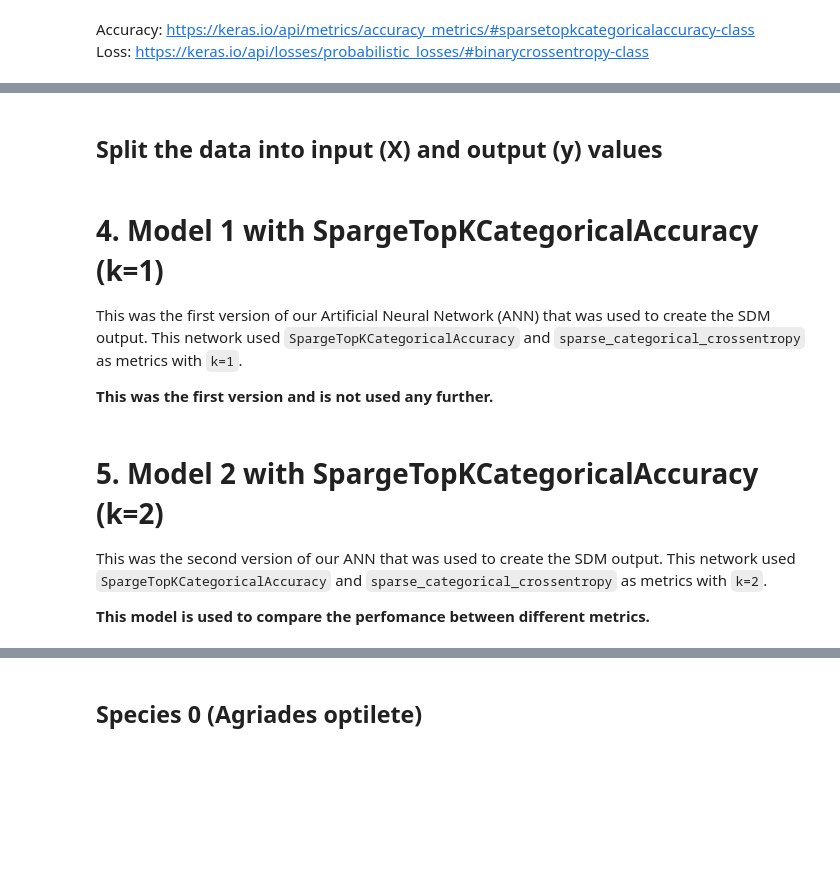
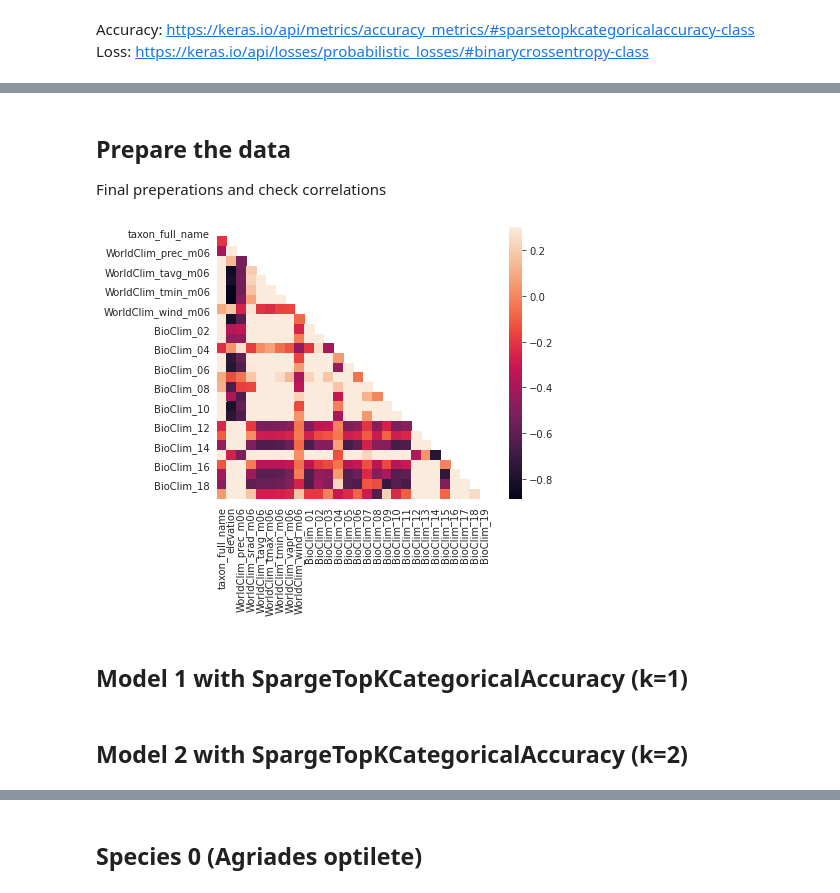
Before and after one commit to larsvandriel/Datics-Butterfly-Project, a Jupyter notebook: src/model_visualise.ipynb, the cells around one changed output, grey strips where cells are left out. Saved outputs shown, nothing was run; the diff lists cells and outputs as text; code cells hidden in the pictures; blank space fills up the shorter version.

```diff
--- a/src/model_visualise.ipynb
+++ b/src/model_visualise.ipynb
@@ -273,5 +256,6 @@ df.head()
-# %% [markdown]
-## Split the data into input (X) and output (y) values
+# %% [markdown]
+## Prepare the data
+Final preperations and check correlations
 # %%
 # Features X gets all columns except first column
 X = df.iloc[:, 1:]
@@ -283,6 +264,11 @@ X_train, X_test, y_train, y_test = train_test_split(X, y, test_size=0.33, random
-# %% [markdown]
-# 4. Model 1 with SpargeTopKCategoricalAccuracy (k=1)
-
-This was the first version of our Artificial Neural Network (ANN) that was used to create the SDM output. This network used `SpargeTopKCategoricalAccuracy` and `sparse_categorical_crossentropy` as metrics with `k=1`.
-
-**This was the first version and is not used any further.**
+# %%
+correlation = ['taxon_full_name','elevation', 'WorldClim_prec_m06', 'WorldClim_srad_m06',
+       'WorldClim_tavg_m06', 'WorldClim_tmax_m06', 'WorldClim_tmin_m06',
+       'WorldClim_vapr_m06', 'WorldClim_wind_m06', 'BioClim_01', 'BioClim_02',
+       'BioClim_03', 'BioClim_04', 'BioClim_05', 'BioClim_06', 'BioClim_07',
+       'BioClim_08', 'BioClim_09', 'BioClim_10', 'BioClim_11', 'BioClim_12',
+       'BioClim_13', 'BioClim_14', 'BioClim_15', 'BioClim_16', 'BioClim_17',
+       'BioClim_18', 'BioClim_19']
+plot_correlation_matrix(df[correlation])
+# %% [output]
+[figure, added]
@@ -289 +277,3 @@ This was the first version of our Artificial Neural Network (ANN) that was used
+# %% [markdown]
+## Model 1 with SpargeTopKCategoricalAccuracy (k=1)
 # %%
@@ -320,7 +310,3 @@ def train_model1(X_train, X_test, y_train, y_test):
-# %% [markdown]
-# 5. Model 2 with SpargeTopKCategoricalAccuracy (k=2)
-
-This was the second version of our ANN that was used to create the SDM output. This network used `SpargeTopKCategoricalAccuracy` and `sparse_categorical_crossentropy` as metrics with `k=2`.
-
-**This model is used to compare the perfomance between different metrics.**
+# %% [markdown]
+## Model 2 with SpargeTopKCategoricalAccuracy (k=2)
 # %%
```
Also changed, not shown: parts of 71 cells of this notebook.
